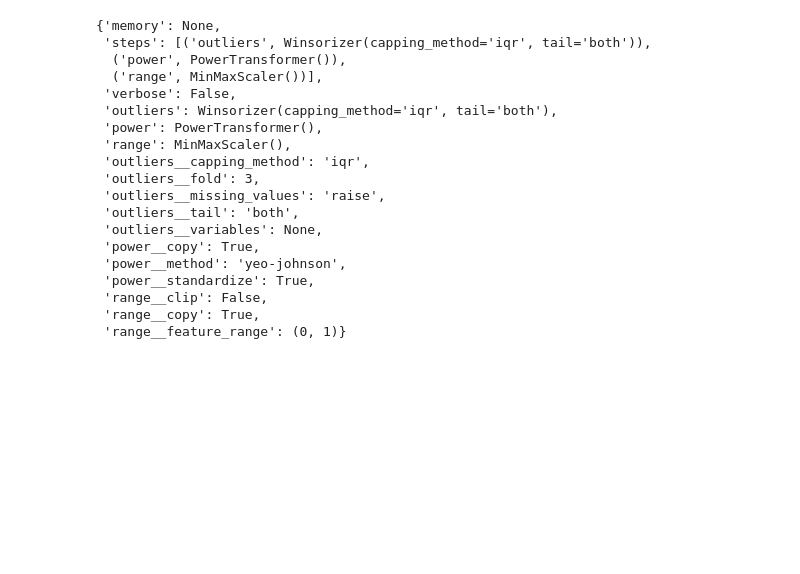
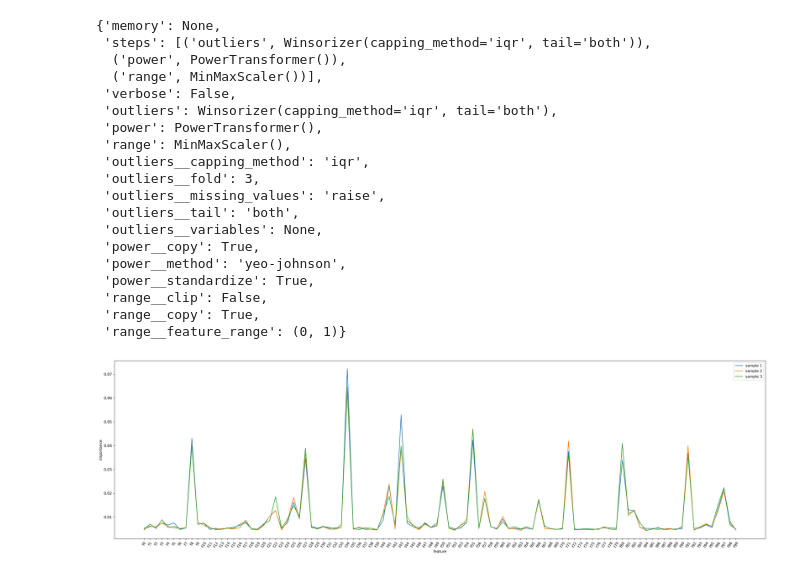
Before and after one commit to ashen007/Tabular-series-Nov-2021, a Jupyter notebook: models/baseline.ipynb, the cells around one changed output. Cells and saved outputs as stored; diff of their text form; code cells hidden in the pictures; blank space fills up the shorter version.

Commit message:
feature importance

```diff
--- a/models/baseline.ipynb
+++ b/models/baseline.ipynb
@@ -44,5 +52,32 @@ tb_data_fe = pd.DataFrame(feature_eng.fit_transform(tb_data.loc[:, :'f99']), col
 tb_s1_fe = pd.DataFrame(feature_eng.fit_transform(tb_s1.loc[:, :'f99']), columns=tb_data.columns[:100])
 tb_s2_fe = pd.DataFrame(feature_eng.fit_transform(tb_s2.loc[:, :'f99']), columns=tb_data.columns[:100])
 # %%
+tb_data_Y = tb_data['target']
 tb_s1_Y = tb_s1['target']
 tb_s2_Y = tb_s2['target']
+# %%
+# feature selection
+
+forest = RandomForestClassifier(n_estimators=200,
+                                max_depth=24,
+                                min_samples_split=100,
+                                min_samples_leaf=50,
+                                n_jobs=-1)
+forest_fits = []
+samples = [tb_data_fe, tb_s1_fe, tb_s2_fe]
+ys = [tb_data_Y, tb_s1_Y, tb_s2_Y]
+
+for i in range(len(samples)):
+    temp = forest.fit(samples[i], ys[i])
+    forest_fits.append(temp.feature_importances_)
+# %%
+plt.figure(figsize=[32, 9], dpi=300)
+sns.lineplot(x=tb_data.columns[:100], y=forest_fits[0], label='sample 1')
+sns.lineplot(x=tb_s1.columns[:100], y=forest_fits[1], label='sample 2')
+sns.lineplot(x=tb_s2.columns[:100], y=forest_fits[2], label='sample 3')
+plt.xticks(rotation=60)
+plt.xlabel('feature')
+plt.ylabel('importance')
+plt.show()
+# %% [output]
+[figure, added]
```
Also changed, not shown: parts of 1 cell of this notebook.
